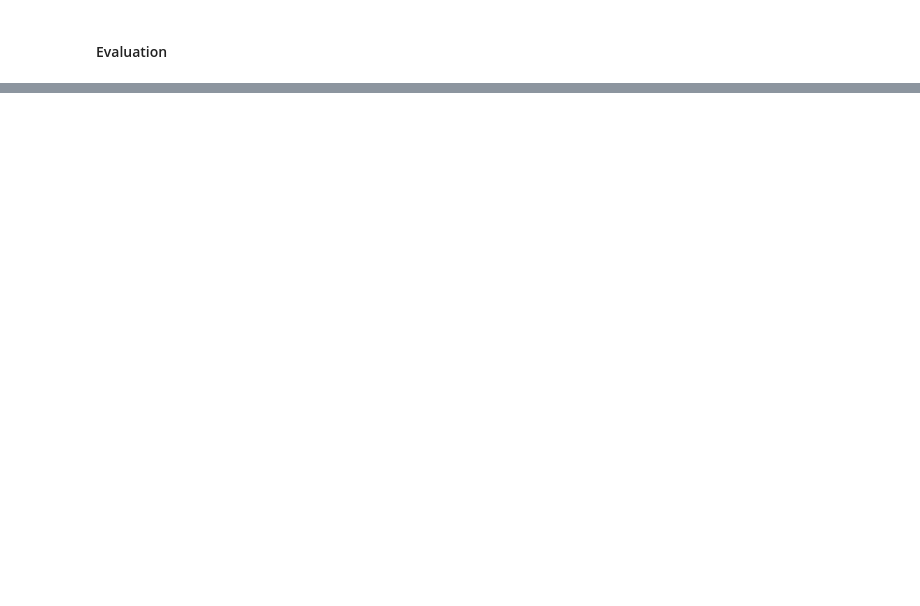
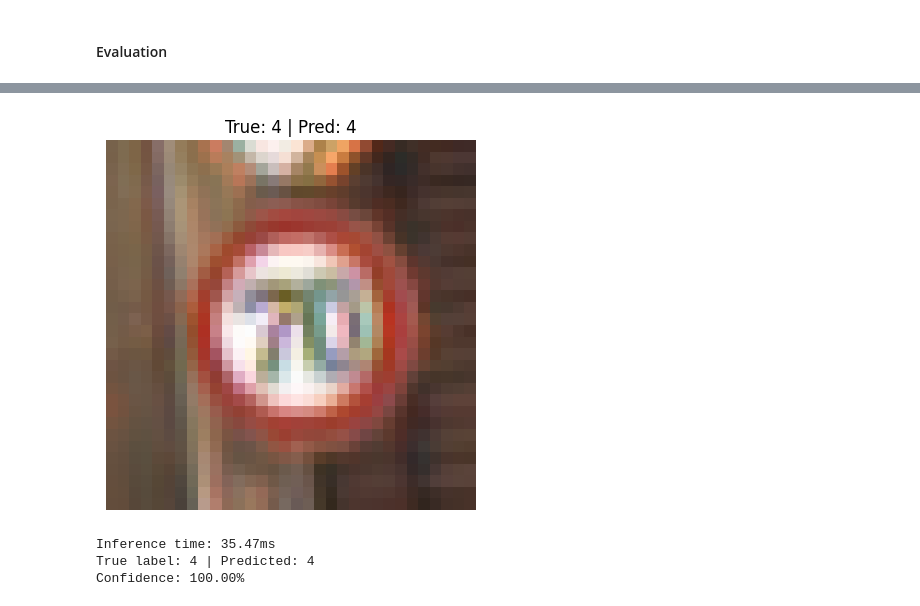
Before and after one commit to HughP01/MScAI_MLProj, a Jupyter notebook: SimpleCNN.ipynb, the cells around one changed output, grey strips where cells are left out. Saved outputs shown, nothing was run; the diff lists cells and outputs as text; code cells hidden in the pictures; blank space fills up the shorter version.

```diff
--- a/SimpleCNN.ipynb
+++ b/SimpleCNN.ipynb
@@ -192,0 +236,38 @@ weighted avg       1.00      1.00      1.00     15684
+# %%
+import time
+
+def test_random_sample(model):
+    idx = np.random.randint(len(augmented_I_RGB))   #Pick random index
+    img, label = augmented_I_RGB[idx], augmented_L[idx]
+
+    # Prepare image (add batch dim)
+    x = np.expand_dims(img, axis=0)  # Shape: (1, 32, 32, 3)
+
+    #Warm-up
+    model.predict(x, verbose=0)
+
+    #Time inference (average over 10 runs)
+    times = []
+    for _ in range(10):
+        start = time.time()
+        pred = model.predict(x, verbose=0)
+        times.append(time.time() - start)
+
+    avg_time = np.mean(times) * 1000  #Average all measured runs
+
+    #Display
+    plt.imshow(img)
+    plt.title(f"True: {label} | Pred: {np.argmax(pred)}")
+    plt.axis('off')
+    plt.show()
+
+    print(f"Inference time: {avg_time:.2f}ms")
+    print(f"True label: {label} | Predicted: {np.argmax(pred)}")
+    print(f"Confidence: {np.max(pred):.2%}")
+
+test_random_sample(model)
+# %% [output]
+[figure, added]
+Inference time: 35.47ms
+True label: 4 | Predicted: 4
+Confidence: 100.00%
```
Also changed, not shown: parts of 4 cells of this notebook, 1 other file.
